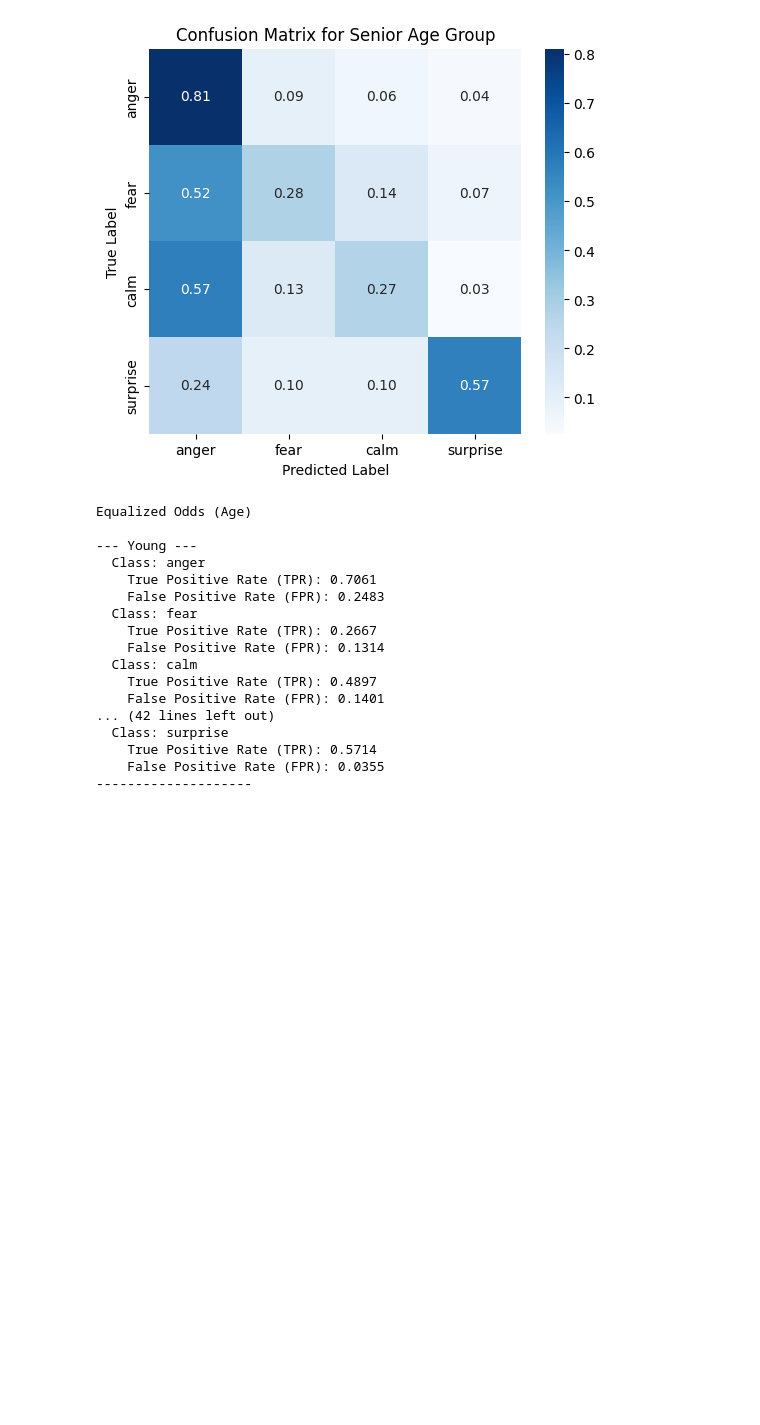
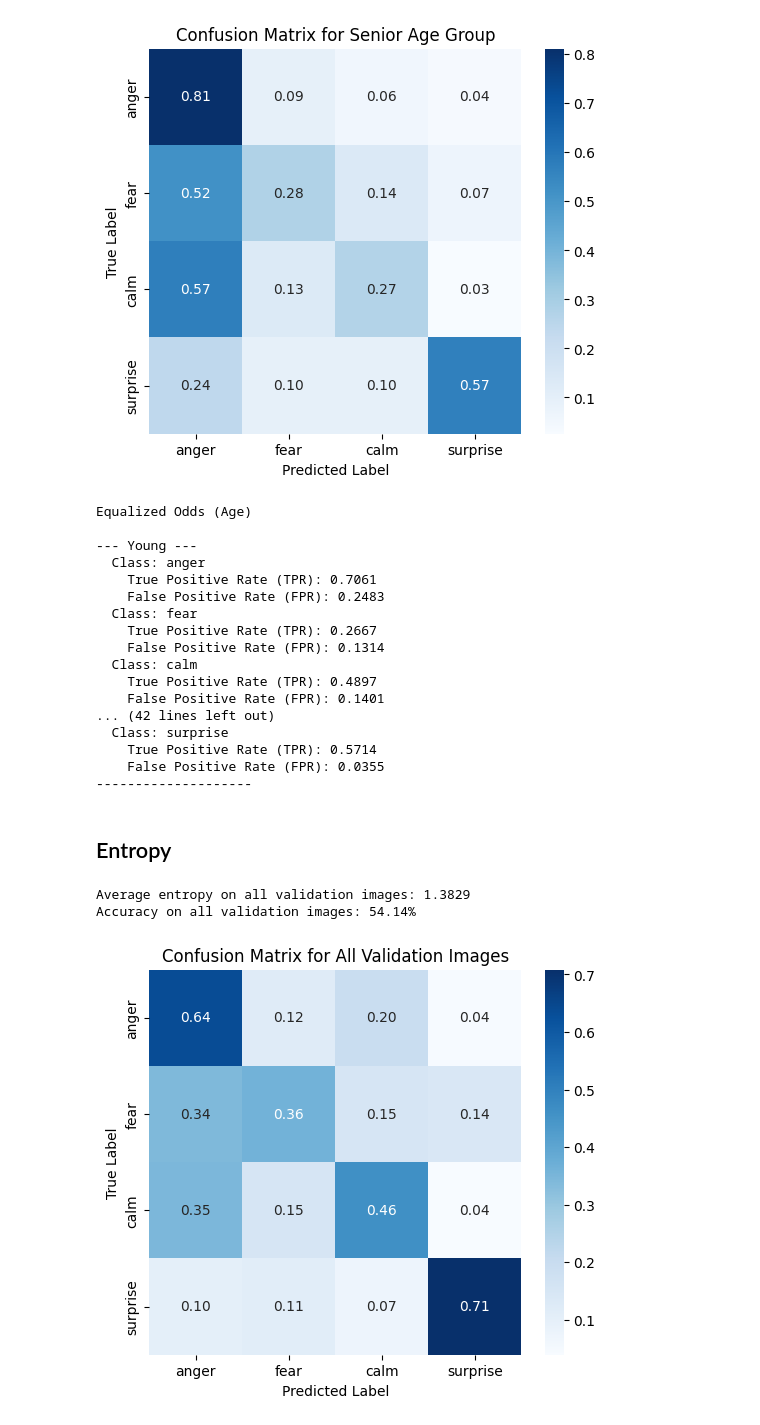
Before and after one commit to gregor-autischer/EmoTorch_Paper, a Jupyter notebook: baseline_model/model/looking_at_data.ipynb, the cells around one changed output. Drawn from its saved outputs; the diff is of its cells as text; code cells hidden in the pictures; blank space fills up the shorter version.

Commit message:
new model complete

```diff
--- a/baseline_model/model/looking_at_data.ipynb
+++ b/baseline_model/model/looking_at_data.ipynb
@@ -326,3 +328,36 @@ Equalized Odds (Age)
     True Positive Rate (TPR): 0.5714
     False Positive Rate (FPR): 0.0355
 --------------------
+# %% [markdown]
+## Entropy
+# %%
+# Get all validation image paths
+validation_df = df[df['usage'].isin(['fer_validation', 'ckp_validation'])]
+all_validation_image_paths = ['../../' + path for path in validation_df['image_paths']]
+
+# Calculate entropy for the batch of validation images
+entropies = model.entropy_batch(all_validation_image_paths)
+
+# Filter out None values (for failed predictions) and calculate the average
+if entropies:
+    valid_entropies = [e for e in entropies if e is not None]
+    if valid_entropies:
+        average_entropy = np.mean(valid_entropies)
+        print(f"Average entropy on all validation images: {average_entropy:.4f}")
+    else:
+        print("Could not calculate entropy for any of the validation images.")
+else:
+    print("Entropy batch calculation failed.")
+
+# Evaluate the model on all validation images to get accuracy and confusion matrix
+results_all_validation = model.evaluate_batch(all_validation_image_paths)
+
+# Print accuracy
+print(f"Accuracy on all validation images: {results_all_validation['accuracy']:.2f}%")
+
+# Plot the confusion matrix for all validation images
+plot_confusion_matrix(results_all_validation, "Confusion Matrix for All Validation Images")
+# %% [output]
+Average entropy on all validation images: 1.3829
+Accuracy on all validation images: 54.14%
+[figure, added]
```
Also changed, not shown: parts of 3 cells of this notebook, 53 other files.
